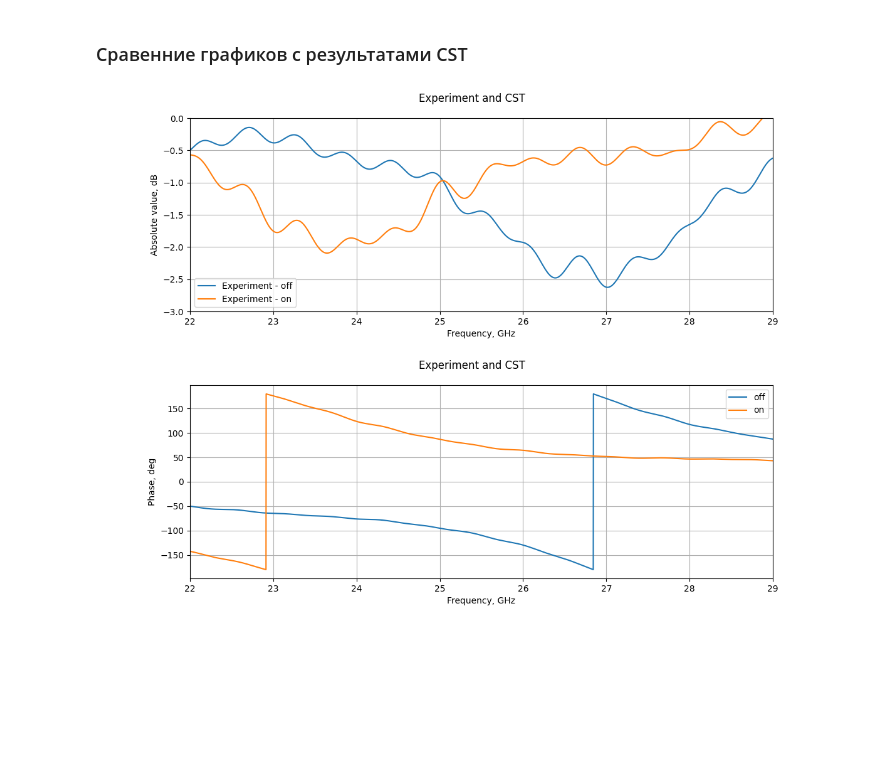
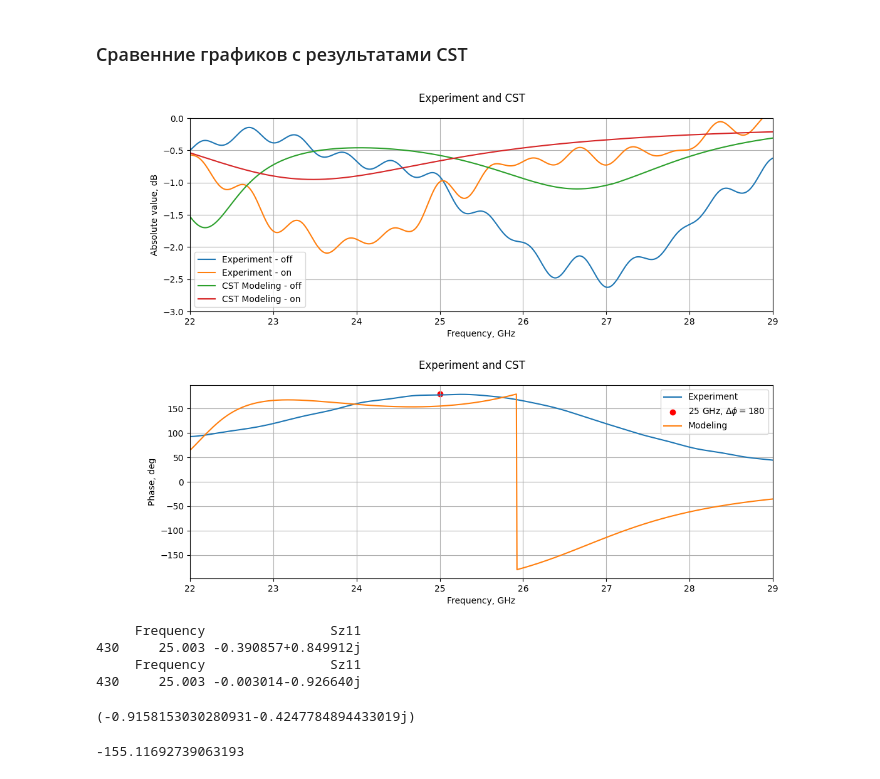
Before and after one commit to isvoropaev02/post_processing_RIS, a Jupyter notebook: 20sept/S11_20sept.ipynb, the cells around one changed output. Drawn from its saved outputs; the diff is of its cells as text; code cells hidden in the pictures; blank space fills up the shorter version.

```diff
--- a/20sept/S11_20sept.ipynb
+++ b/20sept/S11_20sept.ipynb
@@ -195,5 +195,7 @@ Gamma_on = -(s11_object_on - s11_free) / (s11_screen - s11_free)
 # %% [markdown]
 ### Импорт графиков из CST
 # %%
-reflecting_coef_30deg_TE = pd.read_csv('ND_struct_0deg_s11_TE.txt', sep='\t', header=None, skiprows=3,
-                names=['Frequency', 'ReSz11', 'ImSz11'])
+reflecting_coef_off = pd.read_csv('Off_0_deg.txt', sep='\t', header=None, skiprows=3, index_col=False,
+                names=['Frequency', 'ReSz11', 'ImSz11', 'Impedance_Re', 'Impedance_Im'])
+reflecting_coef_on = pd.read_csv('On_0_deg.txt', sep='\t', header=None, skiprows=3, index_col=False,
+                names=['Frequency', 'ReSz11', 'ImSz11', 'Impedance_Re', 'Impedance_Im'])
@@ -210,0 +211,6 @@ cst_Gamma = reflecting_coef_30deg_TE['Sz11']
+# %%
+reflecting_coef_off['Sz11'] = reflecting_coef_off['ReSz11'] + 1j*reflecting_coef_off['ImSz11']
+reflecting_coef_on['Sz11'] = reflecting_coef_on['ReSz11'] + 1j*reflecting_coef_on['ImSz11']
+# %%
+reflecting_coef_off = reflecting_coef_off.drop(['ReSz11', 'ImSz11', 'Impedance_Re', 'Impedance_Im'], axis=1)
+reflecting_coef_on = reflecting_coef_on.drop(['ReSz11', 'ImSz11', 'Impedance_Re', 'Impedance_Im'], axis=1)
@@ -211,3 +226,7 @@ cst_Gamma = reflecting_coef_30deg_TE['Sz11']
+# %%
+cst_freq = reflecting_coef_off['Frequency']
+cst_Gamma_on = reflecting_coef_on['Sz11']
+cst_Gamma_off = reflecting_coef_off['Sz11']
 # %% [markdown]
 ### Сравенние графиков с результатами CST
 # %%
@@ -221,7 +240,8 @@ ax_1.plot(frequency*1e-9, 20*np.log10(Gamma_on.apply(abs).to_numpy()), label='Ex
 # ax_1.plot(frequency*1e-9, 20*np.log10(Gamma_off.apply(abs).to_numpy()), label='No Voltage')
 # ax_1.plot(frequency*1e-9, 20*np.log10(Gamma_on.apply(abs).to_numpy()), label='Inverse voltage')
 
-#ax_1.plot(cst_freq, 20*np.log10(cst_Gamma.apply(abs).to_numpy()), label='Modeling')
+ax_1.plot(cst_freq, 20*np.log10(cst_Gamma_off.apply(abs).to_numpy()), label='CST Modeling - off')
+ax_1.plot(cst_freq, 20*np.log10(cst_Gamma_on.apply(abs).to_numpy()), label='CST Modeling - on')
 ax_1.set_xlabel("Frequency, GHz")
 ax_1.set_ylabel("Absolute value, dB")
 ax_1.set_xlim(left=22, right=29)
@@ -233,26 +253,42 @@ ax_1.grid()
 fig4.suptitle('Experiment and CST')
 plt.show()
 # %% [output]
-[figure, old version]
+[figure, new version]
 # %%
-fig4 = plt.figure(figsize=(12,4))
+fig5 = plt.figure(figsize=(12,4))
 
-ax_1 = fig4.add_subplot(111)
+ax_1 = fig5.add_subplot(111)
 
-#ax_1.plot(frequency*1e-9, np.degrees(pd.Series(Gamma_off / Gamma_on).apply(cmath.phase).to_numpy()), label='Experiment')
-#ax_1.scatter([25], [180], color='r', label = r'25 GHz, $\Delta\phi = 180$')
-#ax_1.plot(cst_freq, np.degrees(cst_Gamma.apply(cmath.phase).to_numpy()), label='Modeling')
+ax_1.plot(frequency*1e-9, np.degrees(pd.Series(Gamma_off / Gamma_on).apply(cmath.phase).to_numpy()), label='Experiment')
+ax_1.scatter([25], [180], color='r', label = r'25 GHz, $\Delta\phi = 180$')
+ax_1.plot(cst_freq, -np.degrees(pd.Series(cst_Gamma_off / cst_Gamma_on).apply(cmath.phase).to_numpy()), label='Modeling')
 
-ax_1.plot(frequency*1e-9, np.degrees(pd.Series(Gamma_off).apply(cmath.phase).to_numpy()), label='off')
-ax_1.plot(frequency*1e-9, np.degrees(pd.Series(Gamma_on).apply(cmath.phase).to_numpy()), label='on')
+# ax_1.plot(frequency*1e-9, np.degrees(pd.Series(Gamma_off).apply(cmath.phase).to_numpy()), label='off')
+# ax_1.plot(frequency*1e-9, np.degrees(pd.Series(Gamma_on).apply(cmath.phase).to_numpy()), label='on')
 ax_1.set_xlabel("Frequency, GHz")
 ax_1.set_ylabel("Phase, deg")
 ax_1.set_xlim(left=22, right=29)
 ax_1.legend()
 ax_1.grid()
 
 
-fig4.suptitle('Experiment and CST')
+fig5.suptitle('Experiment and CST')
 plt.show()
 # %% [output]
-[figure, old version]
+[figure, new version]
+# %%
+print(reflecting_coef_off.query("Frequency > 24.996 & Frequency < 25.004"))
+print(reflecting_coef_on.query("Frequency > 24.996 & Frequency < 25.004"))
+# %% [output]
+     Frequency                Sz11
+430     25.003 -0.390857+0.849912j
+     Frequency                Sz11
+430     25.003 -0.003014-0.926640j
+# %%
+print(reflecting_coef_off['Sz11'].iloc[430] / reflecting_coef_on['Sz11'].iloc[430]) # отношение коэффициентов отражения
+# %% [output]
+(-0.9158153030280931-0.4247784894433019j)
+# %%
+print(np.degrees(cmath.phase(reflecting_coef_off['Sz11'].iloc[430] / reflecting_coef_on['Sz11'].iloc[430])))
+# %% [output]
+-155.11692739063193
```
Also changed, not shown: parts of 6 cells of this notebook, 37 other files.
